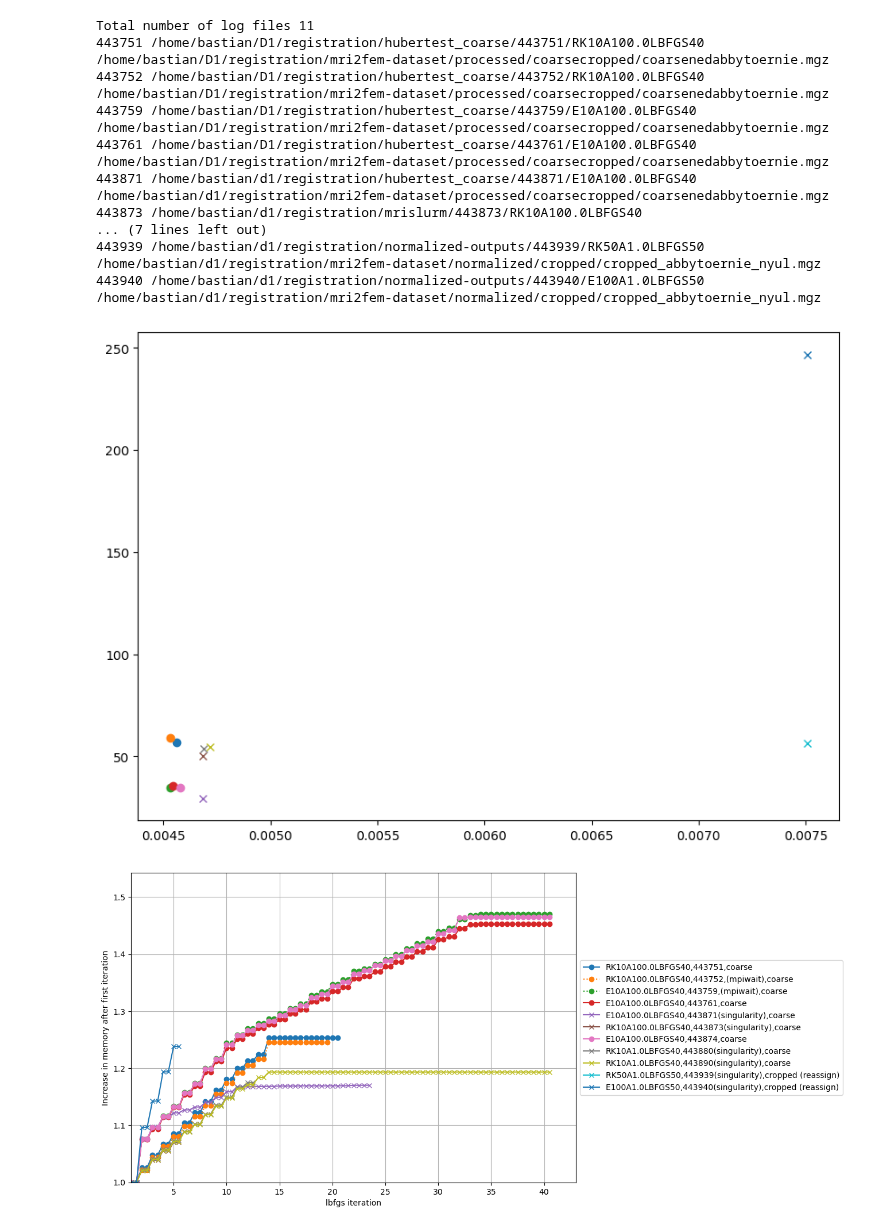
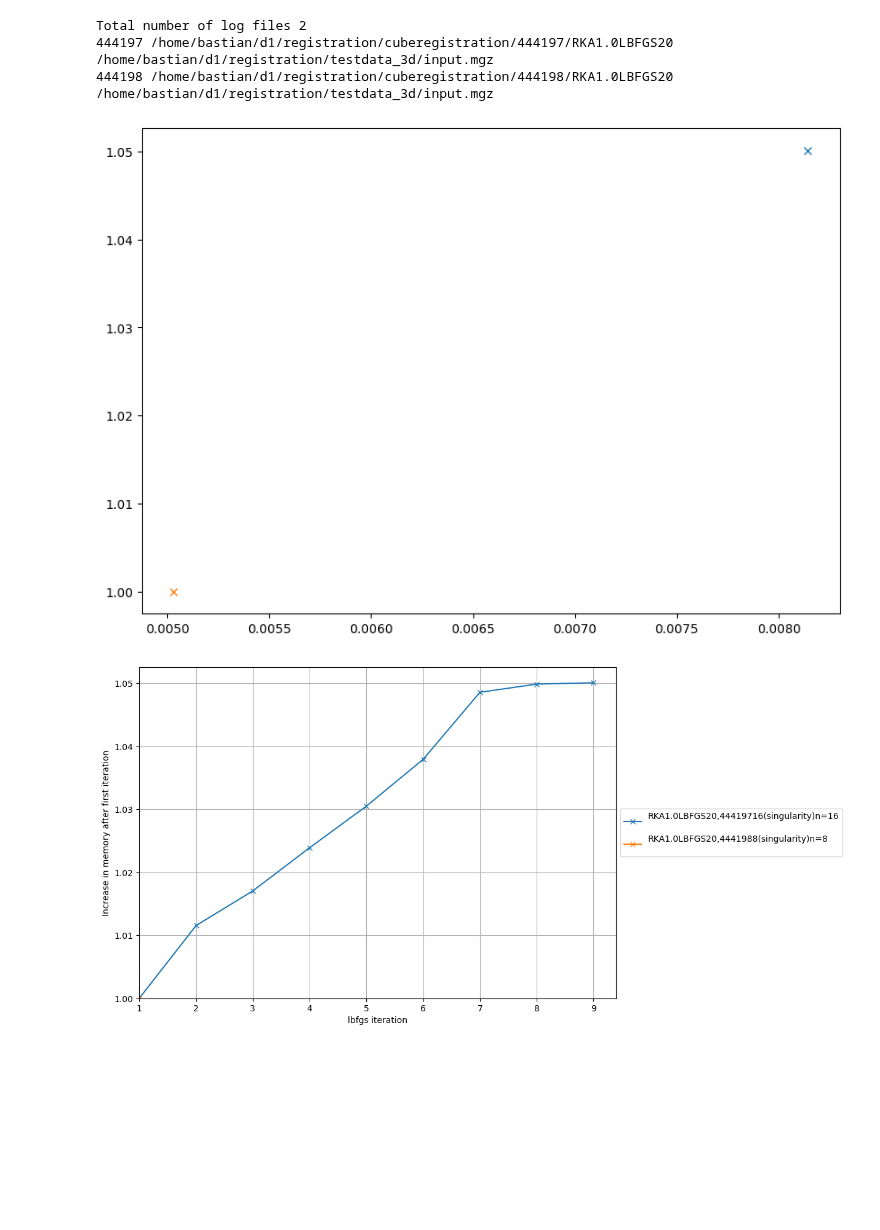
Before and after one commit to JohannesHaubner/mapMRI, a Jupyter notebook: examples/debugging/mem.ipynb, the cells around one changed output. Saved outputs shown, nothing was run; the diff lists cells and outputs as text; code cells hidden in the pictures; blank space fills up the shorter version.

```diff
--- a/examples/debugging/mem.ipynb
+++ b/examples/debugging/mem.ipynb
@@ -10,7 +9,6 @@ def func(x, a, b,):
 
     return a * x + b
 # %%
-slurmids=[]
 path = pathlib.Path("/home/bastian/D1/registration/mrislurm/")
 slurmids = [
     441149, 441152, 441153,
@@ -20,6 +18,7 @@ slurmids = [
     441265, 441367, 441419,
     441443, 441444,
 ]
+
 
 # compare mpi.barrier to not having barrier:
 slurmids = [
@@ -33,15 +32,10 @@ slurmids = [
     443939, 443940
 ]
 
-# slurmids = [441447, 441448,
-#         441699, 441700,
-#         441776, 441778, 441955
-# ]
-
-
-# slurmids = [
-# 443619
-# ]
+path = pathlib.Path("/home/bastian/D1/registration/cubeslurm/")
+slurmids = [
+    444197, 444198
+]
 
 print("Total number of log files", len(slurmids))
 
@@ -147,31 +141,10 @@ for slurmid in sorted(slurmids):
         color = "m"
         label += ",affine-rotated"
 
-    # if "padding" in hyperparameters.keys() and hyperparameters["padding"] is not None:
-    #     continue
-
-    # if "coarsecropped" not in hyperparameters["input"]:
-    #     continue
-
     color = None
 
-    if "mpiexec" in outfoldername:
-        label += " (mpiexec)"
-        linestyle = "--"
 
-    if "reassign" in hyperparameters.keys() and hyperparameters["reassign"]:
-        marker = "x"
-        label += " (reassign)"
-
-    if "padding" in hyperparameters.keys() and hyperparameters["padding"] is not None:
-        color = "b"
-        label += ",pad=" + str(hyperparameters["padding"])
-        plt.text(mema[-1, 0], mema[-1, 1], s=str(hyperparameters["padding"]))
-        ax2.text(mema[-1, 0], mema[-1, 1] / fac2, s=str(hyperparameters["padding"]))
-
-    # print(slurmid, (mema[1:, 1] - mema[:-1,1]))
-
-
+    label += "n=" + str(ntasks)
 
     line = plt.plot(mema[:,0], mema[:,1], marker=marker, linestyle=linestyle, color=color,
             label=label,
@@ -179,49 +152,37 @@ for slurmid in sorted(slurmids):
 
     color = line[-1].get_color()
     # ax2.plot(mema[:-1,0], mema[1:,1] - mema[:-1,1], marker=marker, linestyle=linestyle, color=color, label=label,)
     ax2.plot(mema[:,0], mema[:,1] / fac2, marker=marker, linestyle=linestyle, color=color, label=label,)
 
 
 
     # for key, item in line_searches.items():
     #     if item > 0:
     #         ax2.axvline(key, marker=marker, linestyle=linestyle, color=color, markevery=0.1, label="linesearch")
 
     ax3.plot(mema[0, 1], mema[-1, 1] / mema[0, 1], marker=marker, color=color)
     # ax3.plot(np.linspace(0, 1.2, 100), 1+ np.linspace(0, 1.2, 100))
 
 
 plt.xlabel("lbfgs iteration")
 ax2.set_xlabel("lbfgs iteration")
 ax.set_ylabel("memory (TB)")
 ax2.set_xlim(1, None)
 ax2.set_ylim(1, None)
 ax2.set_ylabel("Increase in memory after first iteration")
 # ax2.set_xlim(1, None)
 # plt.xlim(1, None)
 # plt.xticks(list(range(1, int(plt.gca().get_xlim()[1]))))
 ax.grid()
 ax2.grid()
 ax.legend(loc='center left', bbox_to_anchor=(1, 0.5))
 ax2.legend(loc='center left', bbox_to_anchor=(1, 0.5))
 plt.show()
 # %% [output]
-Total number of log files 11
-443751 /home/bastian/D1/registration/hubertest_coarse/443751/RK10A100.0LBFGS40
-/home/bastian/D1/registration/mri2fem-dataset/processed/coarsecropped/coarsenedabbytoernie.mgz
-443752 /home/bastian/D1/registration/hubertest_coarse/443752/RK10A100.0LBFGS40
-/home/bastian/D1/registration/mri2fem-dataset/processed/coarsecropped/coarsenedabbytoernie.mgz
-443759 /home/bastian/D1/registration/hubertest_coarse/443759/E10A100.0LBFGS40
-/home/bastian/D1/registration/mri2fem-dataset/processed/coarsecropped/coarsenedabbytoernie.mgz
-443761 /home/bastian/D1/registration/hubertest_coarse/443761/E10A100.0LBFGS40
-/home/bastian/D1/registration/mri2fem-dataset/processed/coarsecropped/coarsenedabbytoernie.mgz
-443871 /home/bastian/d1/registration/hubertest_coarse/443871/E10A100.0LBFGS40
-/home/bastian/d1/registration/mri2fem-dataset/processed/coarsecropped/coarsenedabbytoernie.mgz
-443873 /home/bastian/d1/registration/mrislurm/443873/RK10A100.0LBFGS40
-... (7 lines left out)
-443939 /home/bastian/d1/registration/normalized-outputs/443939/RK50A1.0LBFGS50
-/home/bastian/d1/registration/mri2fem-dataset/normalized/cropped/cropped_abbytoernie_nyul.mgz
-443940 /home/bastian/d1/registration/normalized-outputs/443940/E100A1.0LBFGS50
-/home/bastian/d1/registration/mri2fem-dataset/normalized/cropped/cropped_abbytoernie_nyul.mgz
+Total number of log files 2
+444197 /home/bastian/d1/registration/cuberegistration/444197/RKA1.0LBFGS20
+/home/bastian/d1/registration/testdata_3d/input.mgz
+444198 /home/bastian/d1/registration/cuberegistration/444198/RKA1.0LBFGS20
+/home/bastian/d1/registration/testdata_3d/input.mgz
-[figure, old version]
+[figure, new version]
-[figure, old version]
+[figure, new version]
```
Also changed, not shown: parts of 2 cells of this notebook, 5 other files.
